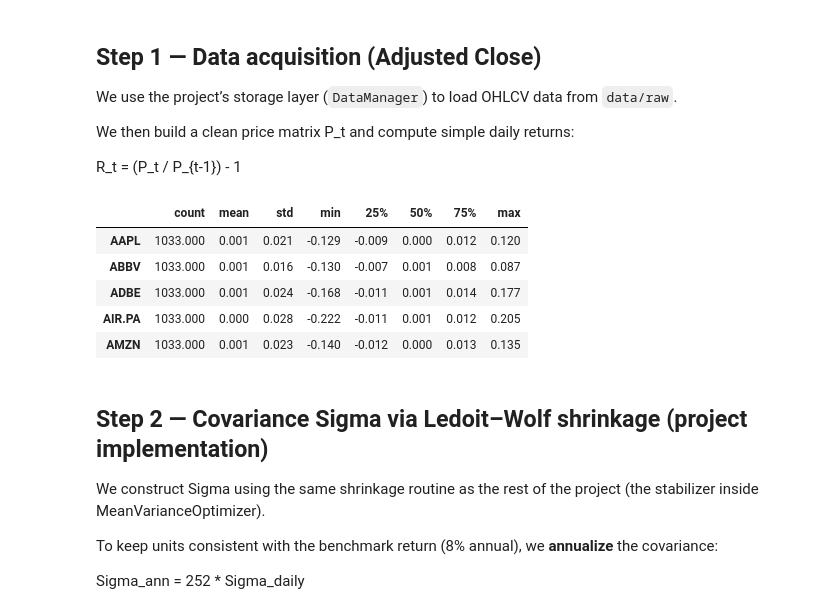
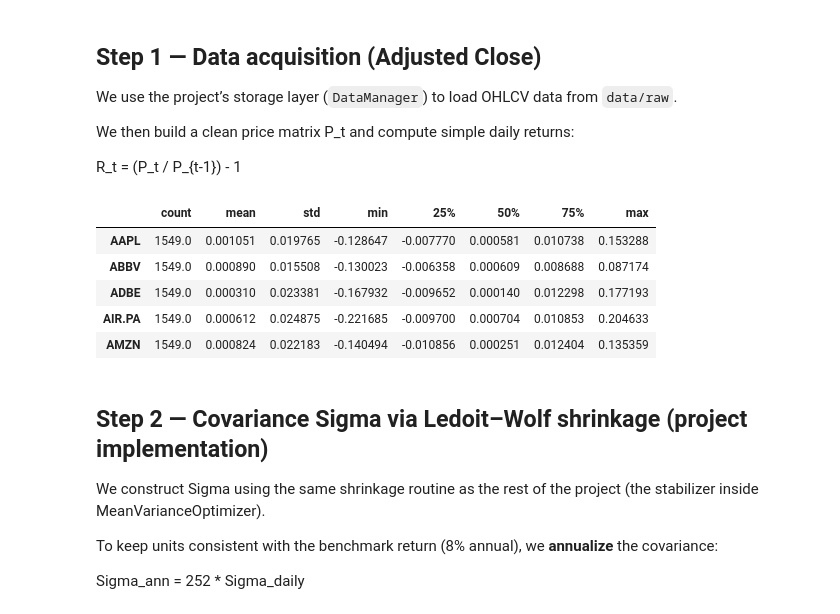
Before and after one commit to reymondsacha/quant-portfolio, a Jupyter notebook: notebooks/research/04_market_prior_validation.ipynb, the cells around one changed output. Saved outputs shown, nothing was run; the diff lists cells and outputs as text; code cells hidden in the pictures.

```diff
--- a/notebooks/research/04_market_prior_validation.ipynb
+++ b/notebooks/research/04_market_prior_validation.ipynb
@@ -55,26 +55,26 @@ R_t = (P_t / P_{t-1}) - 1
 # %%
 from src.data.data_manager import DataManager
 from src.analytics.mvo_optimizer import MeanVarianceOptimizer
 from src.analytics.black_litterman import BlackLittermanModel
 import yfinance as yf
 
-start_date = "2019-01-01"
-end_date = "2023-12-31"
+start_date = "2020-01-01"
+end_date = "2025-12-31"
 
-dm = DataManager(base_dir="data/raw")
+dm = DataManager()
 
 tickers = dm.list_existing_tickers()
 
 returns = dm.load_returns(tickers=tickers, start_date=start_date, end_date=end_date)
 
 returns.describe().T.head()
 # %% [output]
 |  | count | mean | std | min | 25% | 50% | 75% | max |
-| AAPL | 1033.000 | 0.001 | 0.021 | -0.129 | -0.009 | 0.000 | 0.012 | 0.120 |
-| ABBV | 1033.000 | 0.001 | 0.016 | -0.130 | -0.007 | 0.001 | 0.008 | 0.087 |
-| ADBE | 1033.000 | 0.001 | 0.024 | -0.168 | -0.011 | 0.001 | 0.014 | 0.177 |
-| AIR.PA | 1033.000 | 0.000 | 0.028 | -0.222 | -0.011 | 0.001 | 0.012 | 0.205 |
-| AMZN | 1033.000 | 0.001 | 0.023 | -0.140 | -0.012 | 0.000 | 0.013 | 0.135 |
+| AAPL | 1549.0 | 0.001051 | 0.019765 | -0.128647 | -0.007770 | 0.000581 | 0.010738 | 0.153288 |
+| ABBV | 1549.0 | 0.000890 | 0.015508 | -0.130023 | -0.006358 | 0.000609 | 0.008688 | 0.087174 |
+| ADBE | 1549.0 | 0.000310 | 0.023381 | -0.167932 | -0.009652 | 0.000140 | 0.012298 | 0.177193 |
+| AIR.PA | 1549.0 | 0.000612 | 0.024875 | -0.221685 | -0.009700 | 0.000704 | 0.010853 | 0.204633 |
+| AMZN | 1549.0 | 0.000824 | 0.022183 | -0.140494 | -0.010856 | 0.000251 | 0.012404 | 0.135359 |
 # %% [markdown]
 ## Step 2 — Covariance Sigma via Ledoit–Wolf shrinkage (project implementation)
 
```
Also changed, not shown: parts of 10 cells of this notebook, 17 other files.
